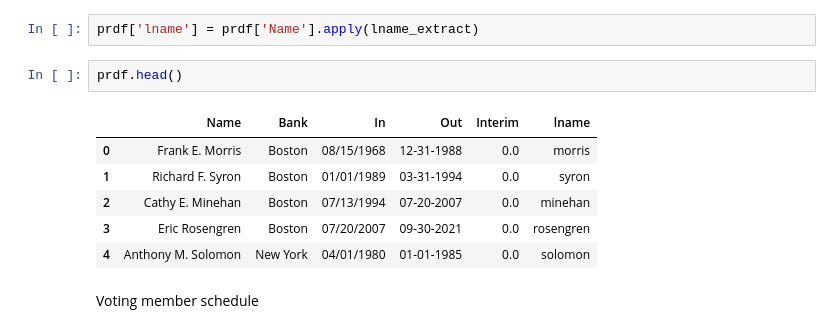
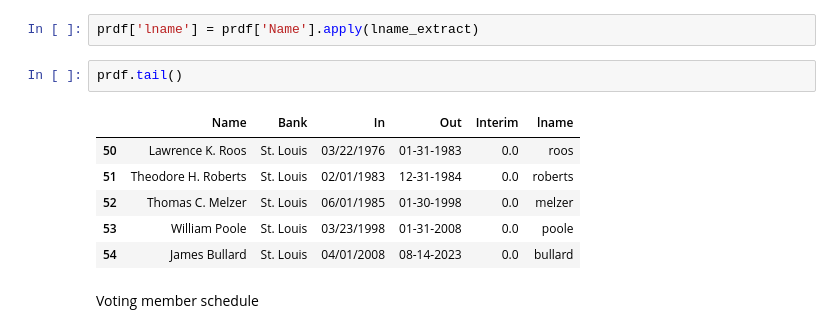
Before and after one commit to bendurham441/fed-nlp, a Jupyter notebook: fomc-membership/fomc_member_process.ipynb, the cells around one changed output. Saved outputs shown, nothing was run; the diff lists cells and outputs as text.

```diff
--- a/fomc-membership/fomc_member_process.ipynb
+++ b/fomc-membership/fomc_member_process.ipynb
@@ -64,14 +64,14 @@ def lname_extract(full_name):
 # %%
 prdf['lname'] = prdf['Name'].apply(lname_extract)
 # %%
-prdf.head()
+prdf.tail()
 # %% [output]
 |  | Name | Bank | In | Out | Interim | lname |
-| 0 | Frank E. Morris | Boston | 08/15/1968 | 12-31-1988 | 0.0 | morris |
-| 1 | Richard F. Syron | Boston | 01/01/1989 | 03-31-1994 | 0.0 | syron |
-| 2 | Cathy E. Minehan | Boston | 07/13/1994 | 07-20-2007 | 0.0 | minehan |
-| 3 | Eric Rosengren | Boston | 07/20/2007 | 09-30-2021 | 0.0 | rosengren |
-| 4 | Anthony M. Solomon | New York | 04/01/1980 | 01-01-1985 | 0.0 | solomon |
+| 50 | Lawrence K. Roos | St. Louis | 03/22/1976 | 01-31-1983 | 0.0 | roos |
+| 51 | Theodore H. Roberts | St. Louis | 02/01/1983 | 12-31-1984 | 0.0 | roberts |
+| 52 | Thomas C. Melzer | St. Louis | 06/01/1985 | 01-30-1998 | 0.0 | melzer |
+| 53 | William Poole | St. Louis | 03/23/1998 | 01-31-2008 | 0.0 | poole |
+| 54 | James Bullard | St. Louis | 04/01/2008 | 08-14-2023 | 0.0 | bullard |
 # %% [markdown]
 Voting member schedule
 # %%
```
Also changed, not shown: parts of 11 cells of this notebook, 1 other file.
